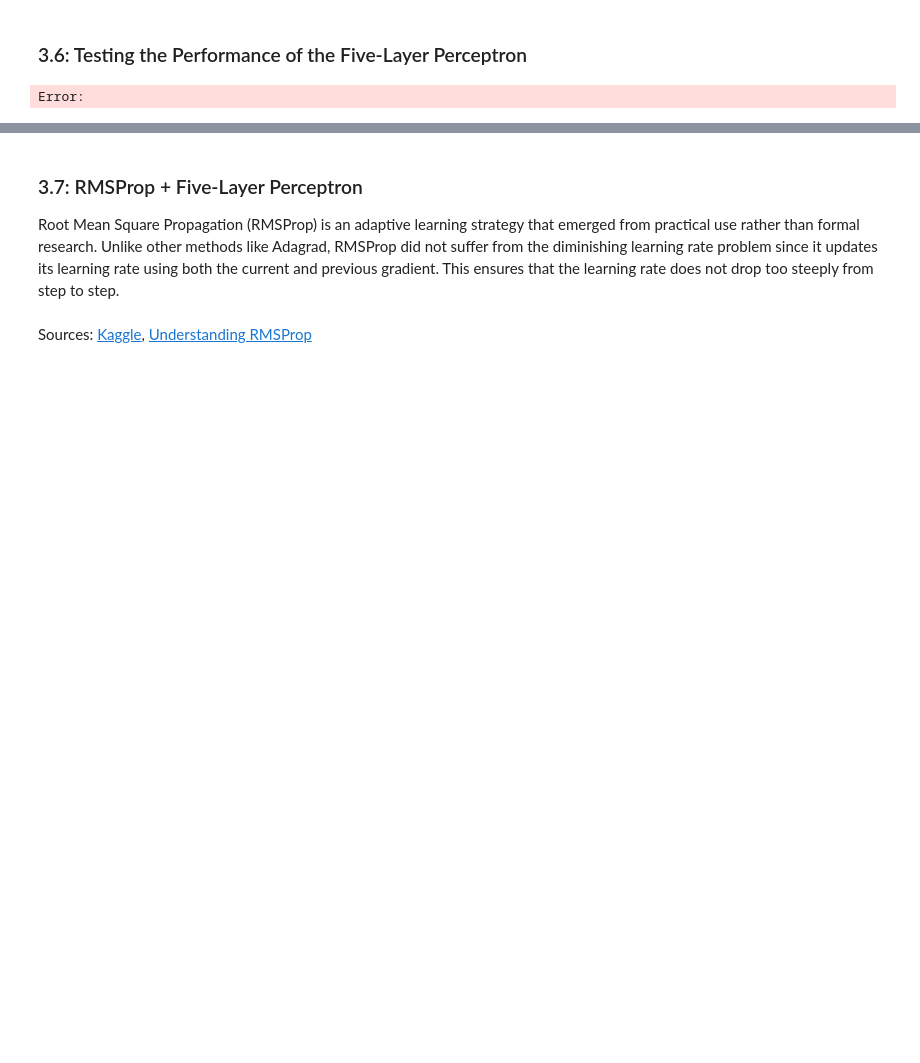
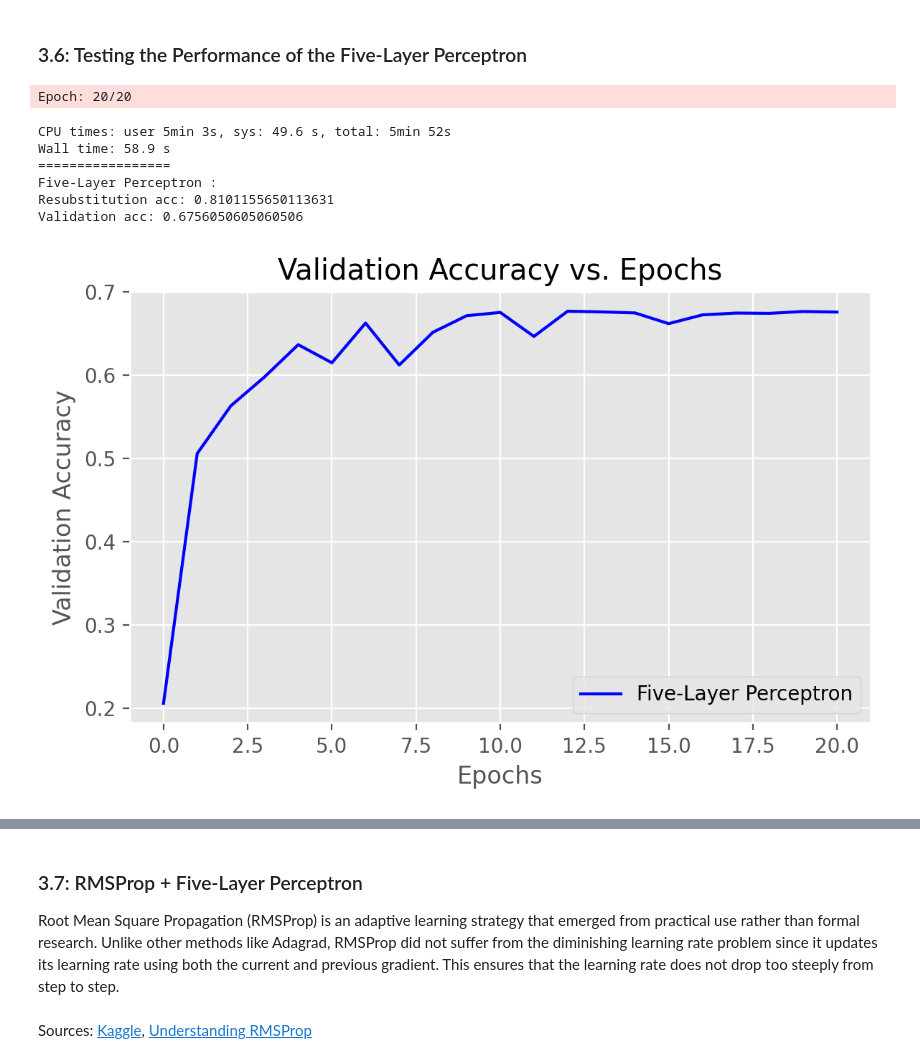
Before and after one commit to 48774861/mlpython_lab4, a Jupyter notebook: lab4_mlpython_pham_gurrola.ipynb, the cells around one changed output, grey strips where cells are left out. Drawn from its saved outputs; the diff is of its cells as text; code cells hidden in the pictures; blank space fills up the shorter version.

```diff
--- a/lab4_mlpython_pham_gurrola.ipynb
+++ b/lab4_mlpython_pham_gurrola.ipynb
@@ -1340,17 +1342,24 @@ Error:
 # %%
 vals = { 'n_hidden':30,
          'C':0.1, 'epochs':20, 'eta':0.001,
          'alpha':0.001, 'decrease_const':0.1, 'decrease_iter':15,
          'minibatches':50,
          'shuffle':True,'random_state':1}
 
 nn_five = FiveLP(**vals)
-%time nn_five.fit(X_train, y_train, print_progress=1, XY_test=(X_test, y_test))
+%time nn_five.fit(X_train_dummies, y_train, print_progress=1, XY_test=(X_test_dummies, y_test))
 
-print_result(nn_five,X_train,y_train,X_test,y_test,title="Five-Layer Perceptron",color="blue")
+print_result(nn_five,X_train_dummies,y_train,X_test_dummies,y_test,title="Five-Layer Perceptron",color="blue")
 plt.show()
 # %% [output]
-Error:
+Epoch: 20/20
+CPU times: user 5min 3s, sys: 49.6 s, total: 5min 52s
+Wall time: 58.9 s
+=================
+Five-Layer Perceptron :
+Resubstitution acc: 0.8101155650113631
+Validation acc: 0.6756050605060506
+[figure, added]
 # %%
 fig = plt.figure(figsize=(6,4),dpi=200)
 ax = fig.add_subplot(1,1,1)
```
Also changed, not shown: parts of 24 cells of this notebook, 1 other file.
